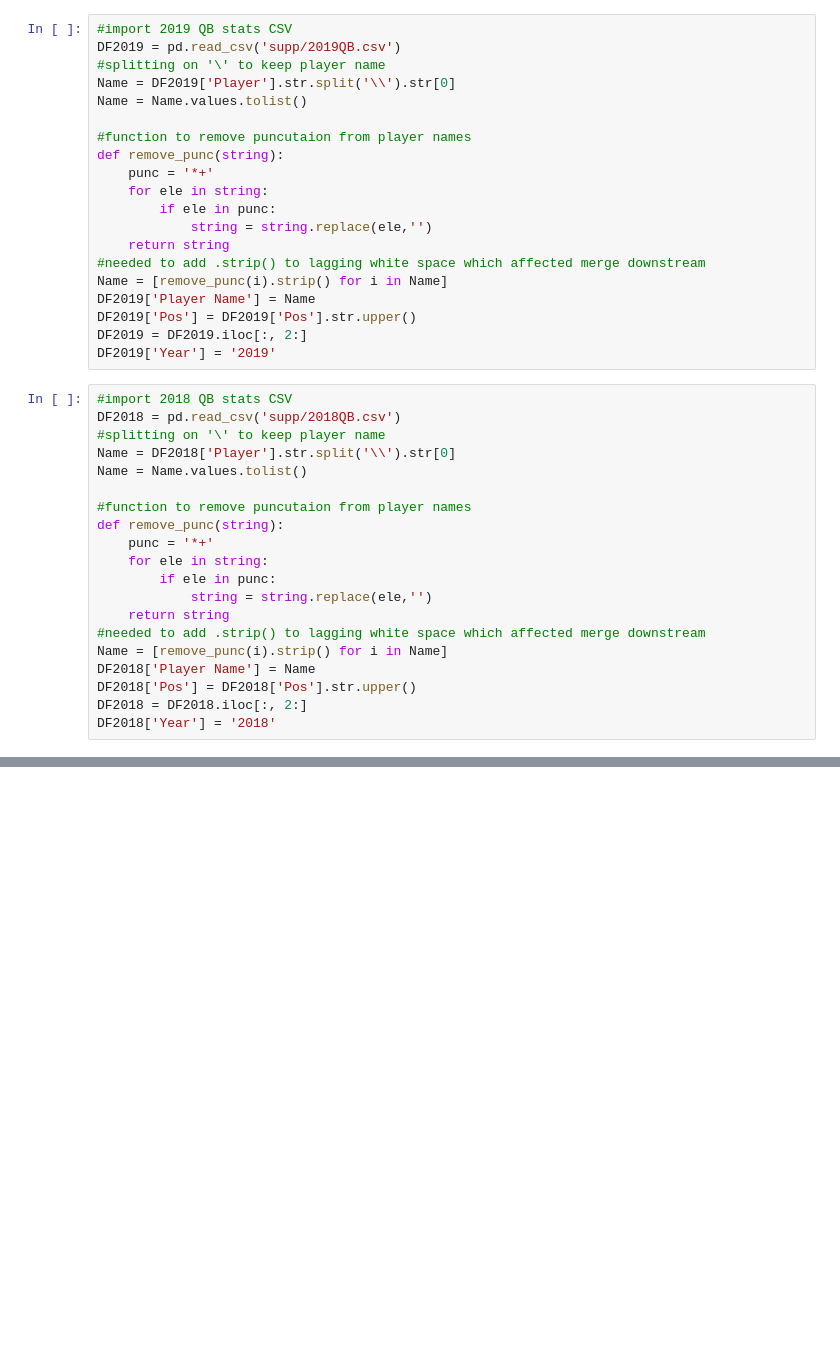
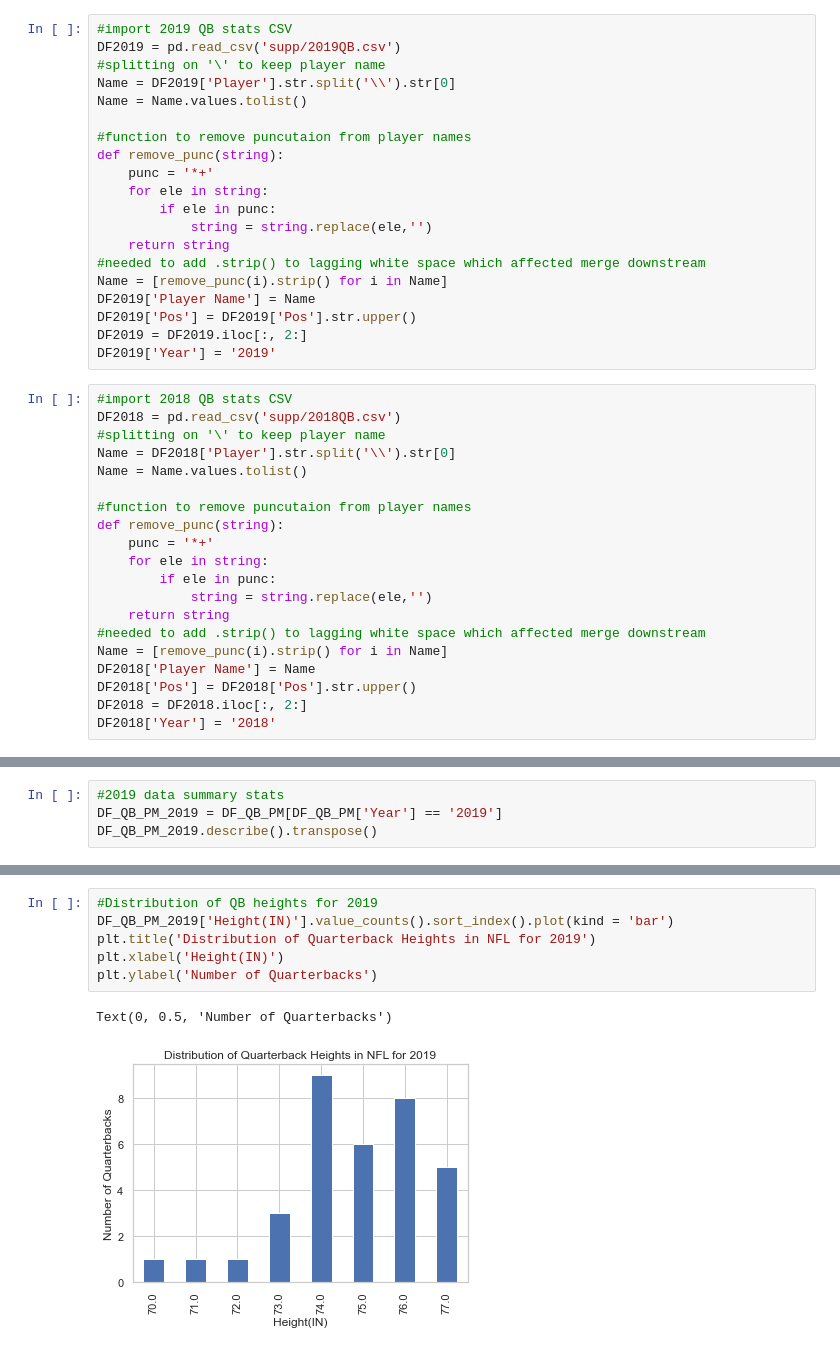
Before and after one commit to timbosan/Python2, a Jupyter notebook: Project/Football.ipynb, the cells around one changed output, grey strips where cells are left out. Cells and saved outputs as stored; diff of their text form; blank space fills up the shorter version.

```diff
--- a/Project/Football.ipynb
+++ b/Project/Football.ipynb
@@ -123 +108,5 @@ Means_By_Year
+# %%
+#2019 data summary stats
+DF_QB_PM_2019 = DF_QB_PM[DF_QB_PM['Year'] == '2019']
+DF_QB_PM_2019.describe().transpose()
 # %%
@@ -144,0 +136,9 @@ DF_QB_PM_2018.describe().transpose()
+# %%
+#Distribution of QB heights for 2019
+DF_QB_PM_2019['Height(IN)'].value_counts().sort_index().plot(kind = 'bar')
+plt.title('Distribution of Quarterback Heights in NFL for 2019')
+plt.xlabel('Height(IN)')
+plt.ylabel('Number of Quarterbacks')
+# %% [output]
+Text(0, 0.5, 'Number of Quarterbacks')
+[figure, added]
```
Also changed, not shown: parts of 11 cells of this notebook.
